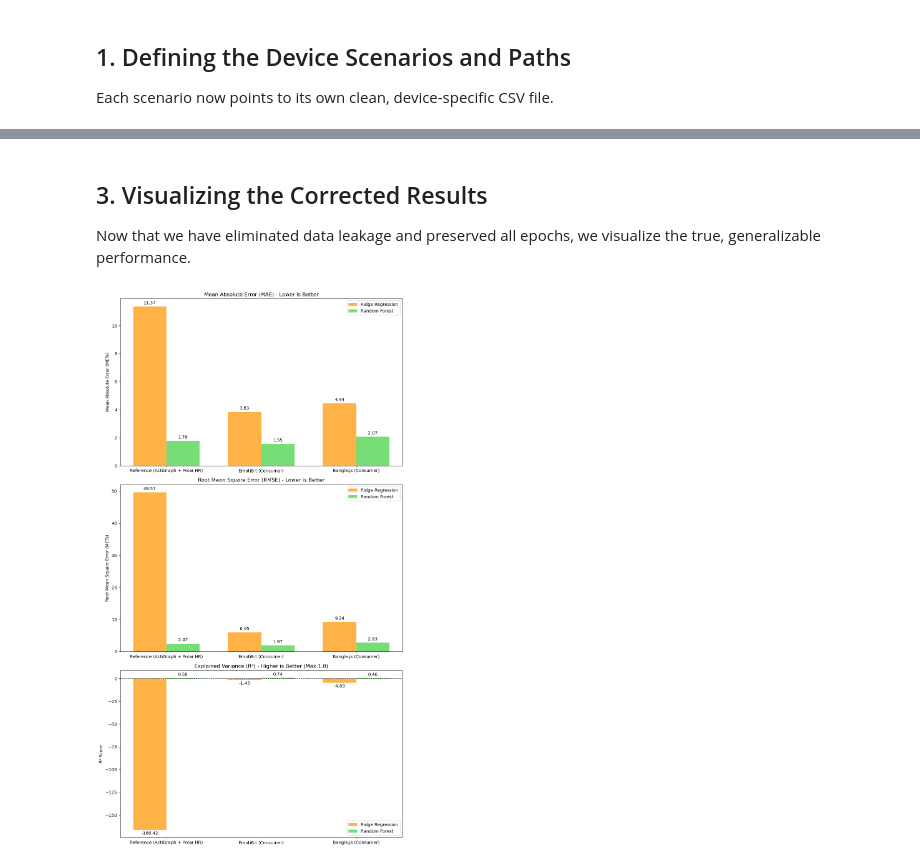
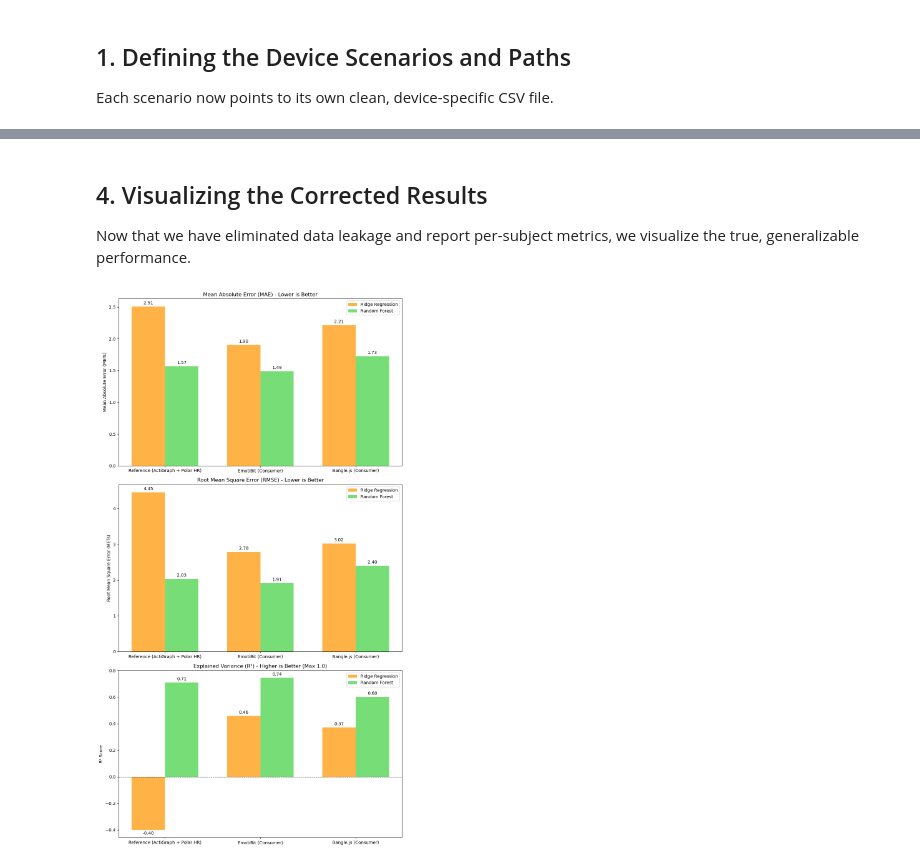
Before and after one commit to yasminakoor04/DIWAH, a Jupyter notebook: scripts/evaluate_ml_models.ipynb, the cells around one changed output, grey strips where cells are left out. Drawn from its saved outputs; the diff is of its cells as text; code cells hidden in the pictures.

```diff
--- a/scripts/evaluate_ml_models.ipynb
+++ b/scripts/evaluate_ml_models.ipynb
@@ -153,18 +272,18 @@ Ridge Regression:
 # %% [markdown]
-## 3. Visualizing the Corrected Results
-Now that we have eliminated data leakage and preserved all epochs, we visualize the true, generalizable performance.
+## 4. Visualizing the Corrected Results
+Now that we have eliminated data leakage and report per-subject metrics, we visualize the true, generalizable performance.
 # %%
 # Extract data for plotting
 labels = [SCENARIOS[k]['label'] for k in results.keys()]
 
-rf_maes = [results[k]['Random_Forest']['MAE'] for k in results.keys()]
-ridge_maes = [results[k]['Ridge']['MAE'] for k in results.keys()]
+rf_maes = [results[k]['Random_Forest']['MAE_agg'] for k in results.keys()]
+ridge_maes = [results[k]['Ridge']['MAE_agg'] for k in results.keys()]
 
-rf_rmses = [results[k]['Random_Forest']['RMSE'] for k in results.keys()]
-ridge_rmses = [results[k]['Ridge']['RMSE'] for k in results.keys()]
+rf_rmses = [results[k]['Random_Forest']['RMSE_agg'] for k in results.keys()]
+ridge_rmses = [results[k]['Ridge']['RMSE_agg'] for k in results.keys()]
 
-rf_r2 = [results[k]['Random_Forest']['R2'] for k in results.keys()]
-ridge_r2 = [results[k]['Ridge']['R2'] for k in results.keys()]
+rf_r2 = [results[k]['Random_Forest']['R2_agg'] for k in results.keys()]
+ridge_r2 = [results[k]['Ridge']['R2_agg'] for k in results.keys()]
 
 x = np.arange(len(labels))  # the label locations
 width = 0.35  # the width of the bars
@@ -180,33 +299,33 @@ ax1.set_title('Mean Absolute Error (MAE) - Lower is Better')
 ax1.set_xticks(x)
 ax1.set_xticklabels(labels)
 ax1.legend()
 ax1.bar_label(rects1_mae, padding=3, fmt='%.2f')
 ax1.bar_label(rects2_mae, padding=3, fmt='%.2f')
 
 # Plot 2: RMSE
 rects1_rmse = ax2.bar(x - width/2, ridge_rmses, width, label='Ridge Regression', color='#FFB347')
 rects2_rmse = ax2.bar(x + width/2, rf_rmses, width, label='Random Forest', color='#77DD77')
 ax2.set_ylabel('Root Mean Square Error (METs)')
 ax2.set_title('Root Mean Square Error (RMSE) - Lower is Better')
 ax2.set_xticks(x)
 ax2.set_xticklabels(labels)
 ax2.legend()
 ax2.bar_label(rects1_rmse, padding=3, fmt='%.2f')
 ax2.bar_label(rects2_rmse, padding=3, fmt='%.2f')
 
 # Plot 3: R2
 rects1_r2 = ax3.bar(x - width/2, ridge_r2, width, label='Ridge Regression', color='#FFB347')
 rects2_r2 = ax3.bar(x + width/2, rf_r2, width, label='Random Forest', color='#77DD77')
-ax3.set_ylabel('R² Score')
-ax3.set_title('Explained Variance (R²) - Higher is Better (Max 1.0)')
+ax3.set_ylabel('R\u00B2 Score')
+ax3.set_title('Explained Variance (R\u00B2) - Higher is Better (Max 1.0)')
 ax3.set_xticks(x)
 ax3.set_xticklabels(labels)
 ax3.legend()
 ax3.axhline(0, color='black', linewidth=0.8, linestyle='--') # Baseline 0 line
 ax3.bar_label(rects1_r2, padding=3, fmt='%.2f')
 ax3.bar_label(rects2_r2, padding=3, fmt='%.2f')
 
 fig.tight_layout()
 plt.show()
 # %% [output]
-[figure, old version]
+[figure, new version]
```
Also changed, not shown: parts of 8 cells of this notebook, 3 other files.
